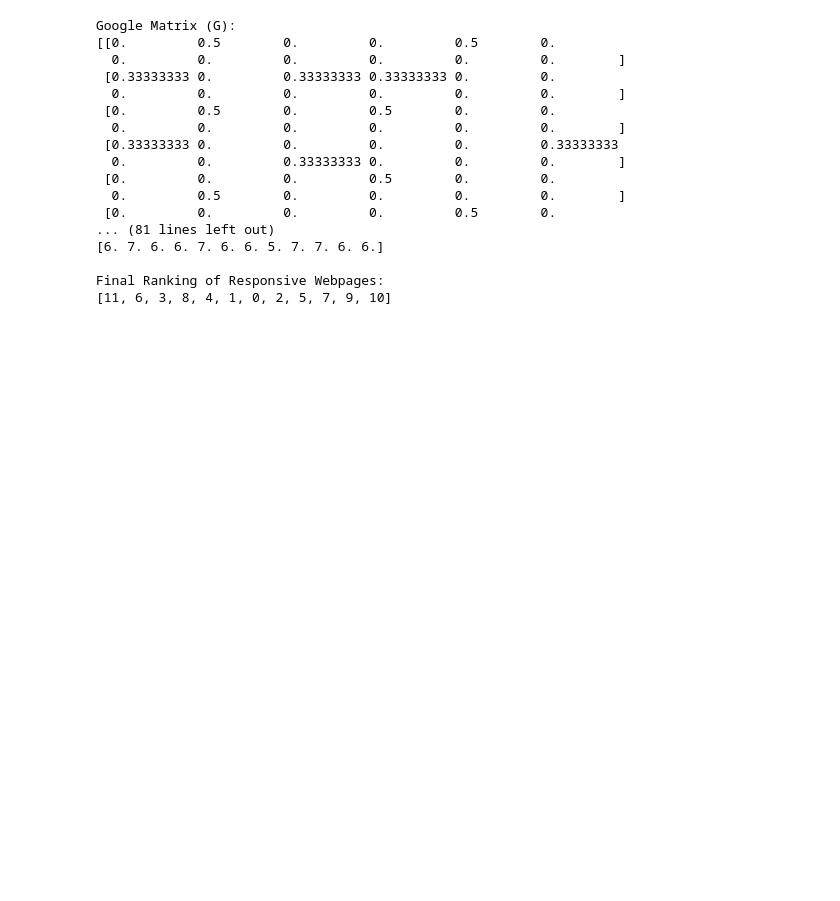
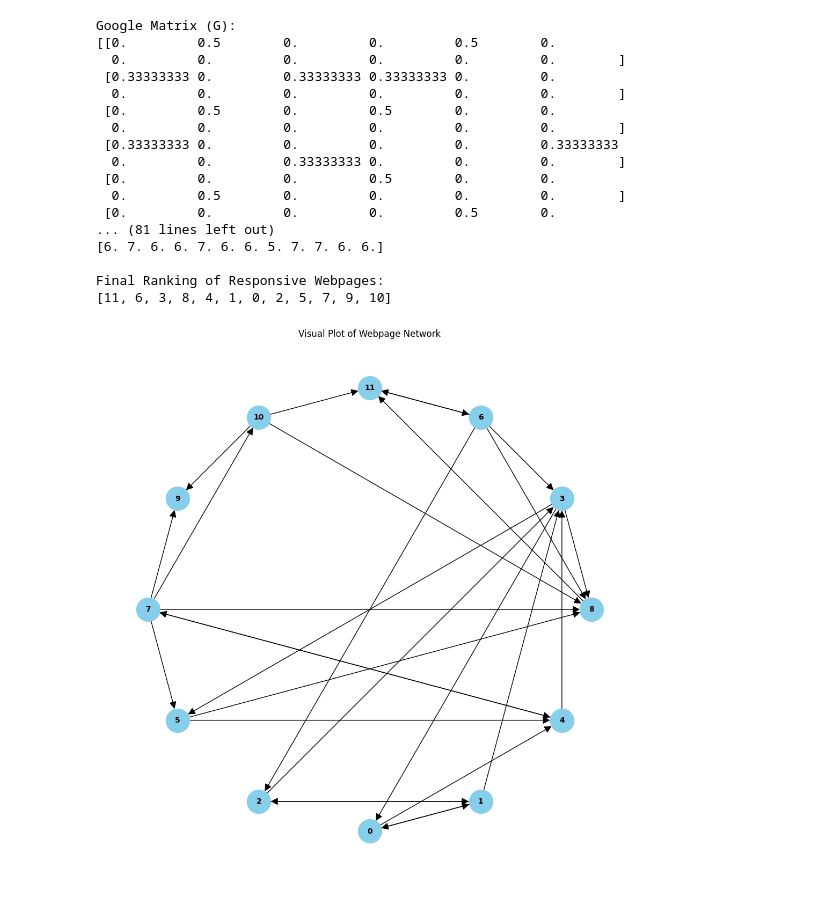
Before and after one commit to GyeongseobBrianLee/MAT167_proj, a Jupyter notebook: Chang MAT 167 Final Project.ipynb, the cells around one changed output. Cells and saved outputs as stored; diff of their text form; code cells hidden in the pictures; blank space fills up the shorter version.

```diff
--- a/Chang MAT 167 Final Project.ipynb
+++ b/Chang MAT 167 Final Project.ipynb
@@ -184,3 +140,45 @@ Google Matrix (G):
 
 Final Ranking of Responsive Webpages:
 [11, 6, 3, 8, 4, 1, 0, 2, 5, 7, 9, 10]
+# %%
+import numpy as np
+import networkx as nx
+import matplotlib.pyplot as plt
+
+# Define the adjacency matrix
+G = np.array([
+    [0, 1/2, 0, 0, 1/2, 0, 0, 0, 0, 0, 0, 0],       # A
+    [1/3, 0, 1/3, 1/3, 0, 0, 0, 0, 0, 0, 0, 0],     # B
+    [0, 1/2, 0, 1/2, 0, 0, 0, 0, 0, 0, 0, 0],       # C
+    [1/3, 0, 0, 0, 0, 1/3, 0, 0, 1/3, 0, 0, 0],     # D
+    [0, 0, 0, 1/2, 0, 0, 0, 1/2, 0, 0, 0, 0],       # E
+    [0, 0, 0, 0, 1/2, 0, 0, 0, 1/2, 0, 0, 0],       # F
+    [0, 0, 1/4, 1/4, 0, 0, 0, 0, 1/4, 0, 0, 1/4],   # G
+    [0, 0, 0, 0, 1/5, 1/5, 0, 0, 1/5, 1/5, 1/5, 0], # H
+    [0, 0, 0, 0, 0, 0, 0, 0, 0, 0, 0, 1],           # I
+    [0, 0, 0, 0, 0, 0, 0, 0, 0, 0, 0, 0],           # J
+    [0, 0, 0, 0, 0, 0, 0, 0, 1/3, 1/3, 0, 1/3],     # K
+    [0, 0, 0, 0, 0, 0, 1, 0, 0, 0, 0, 0]            # L
+])
+
+# Create a directed graph from the adjacency matrix
+num_nodes = G.shape[0]
+G_directed = nx.DiGraph(G)
+
+# Final ranking of the webpages
+ranking = [11, 6, 3, 8, 4, 1, 0, 2, 5, 7, 9, 10]
+pos = {}
+radius = 7
+for i, node in enumerate(ranking):
+    angle = 2 * np.pi * i / num_nodes
+    x = radius * np.sin(angle)
+    y = radius * np.cos(angle)
+    pos[node] = (x, y)
+
+# Draw the network
+plt.figure(figsize=(10, 10))
+nx.draw(G_directed, pos, with_labels=True, node_size=1000, node_color='skyblue', font_size=10, font_weight='bold', arrows=True, arrowsize=20)
+plt.title('Visual Plot of Webpage Network')
+plt.show()
+# %% [output]
+[figure, added]
```
Also changed, not shown: parts of 1 cell of this notebook.
